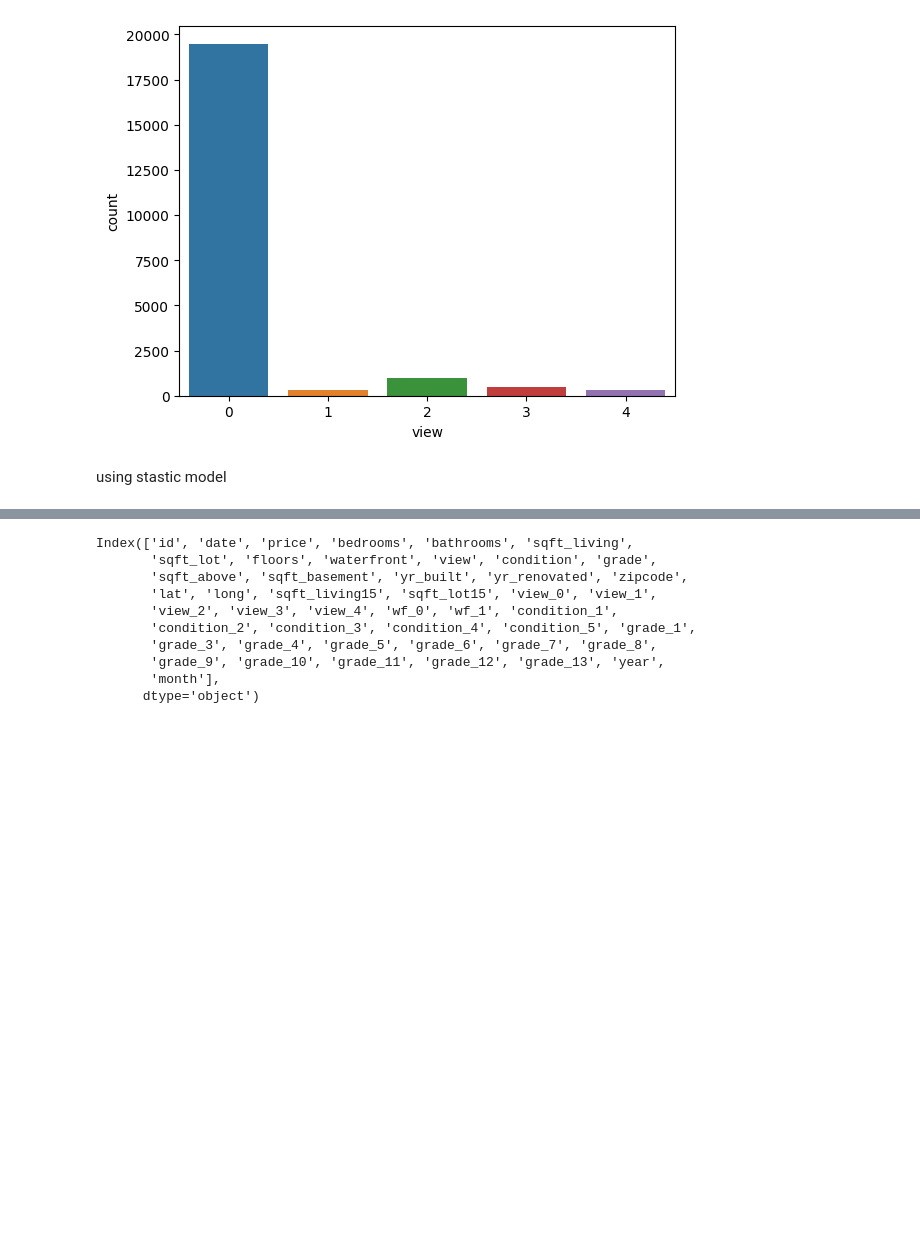
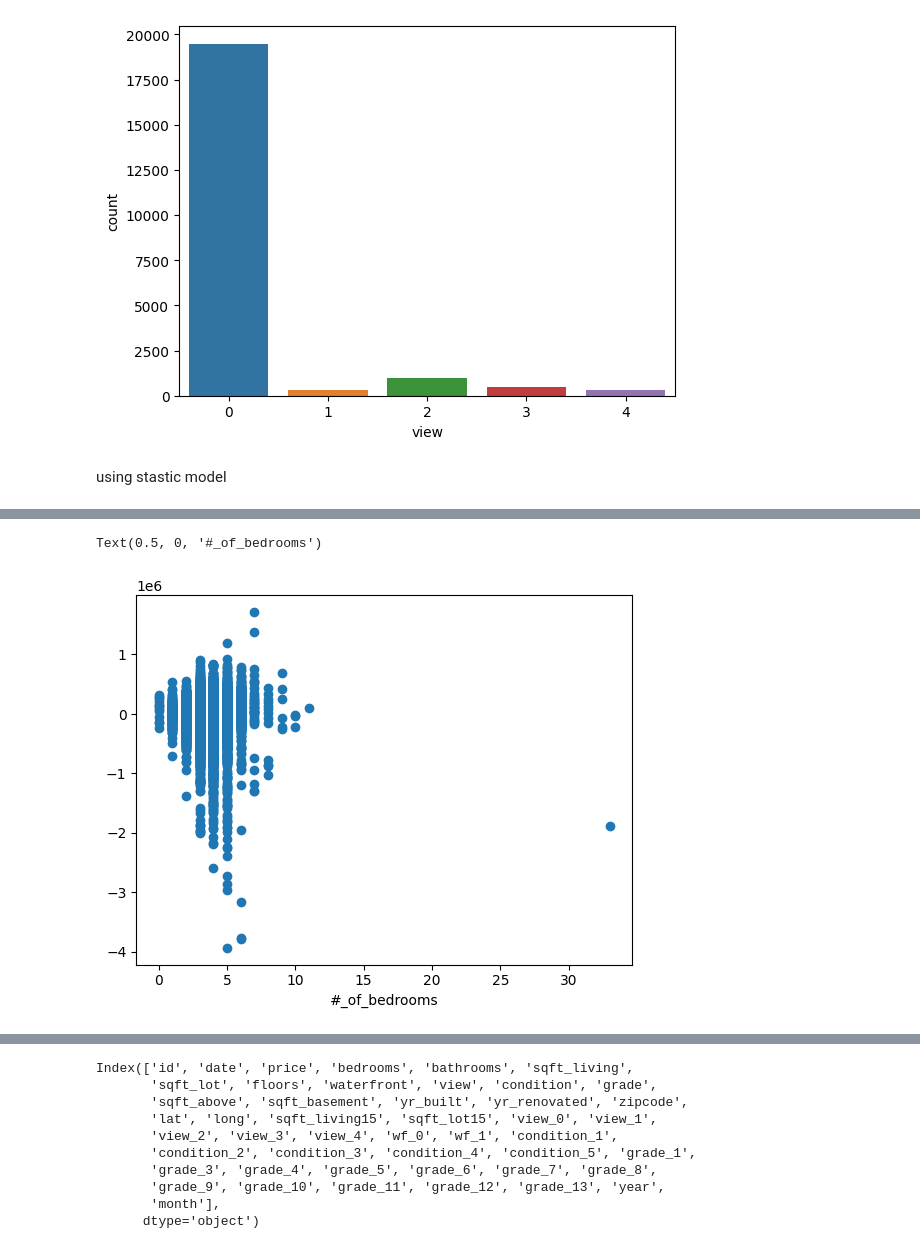
Before and after one commit to annwanginnt/data_scirence, a Jupyter notebook: assignment_3.ipynb, the cells around one changed output, grey strips where cells are left out. Drawn from its saved outputs; the diff is of its cells as text; code cells hidden in the pictures; blank space fills up the shorter version.

```diff
--- a/assignment_3.ipynb
+++ b/assignment_3.ipynb
@@ -164,0 +244,6 @@ using stastic model
+# %%
+plt.scatter(df2['bedrooms'], res['error'])
+plt.xlabel('#_of_bedrooms')
+# %% [output]
+Text(0.5, 0, '#_of_bedrooms')
+[figure, added]
```
Also changed, not shown: parts of 25 cells of this notebook.
